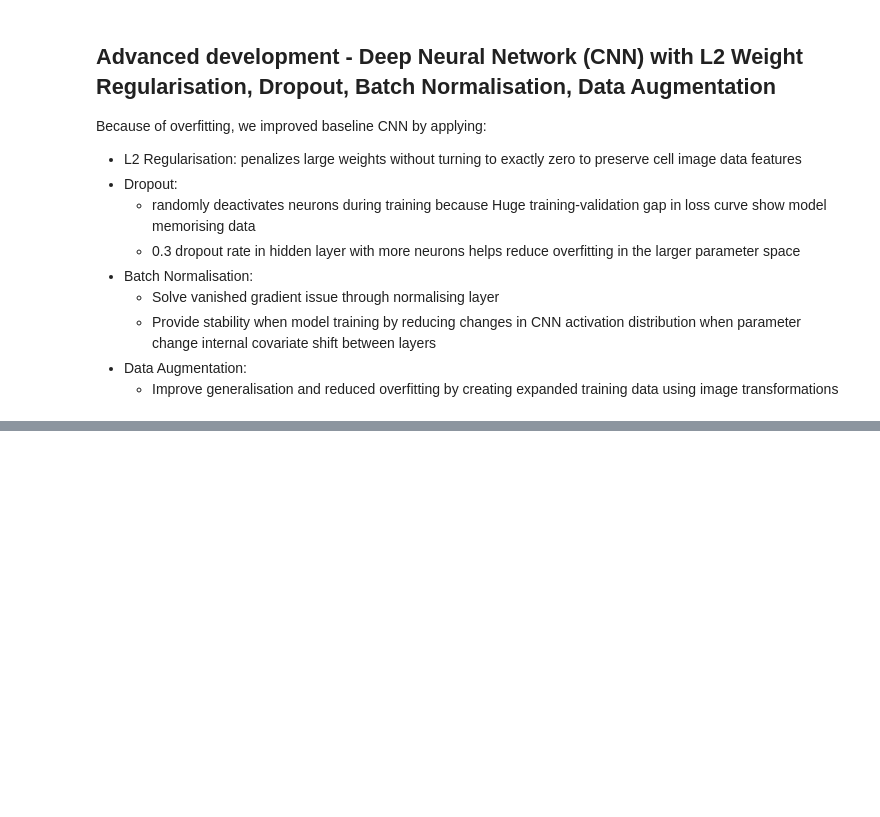
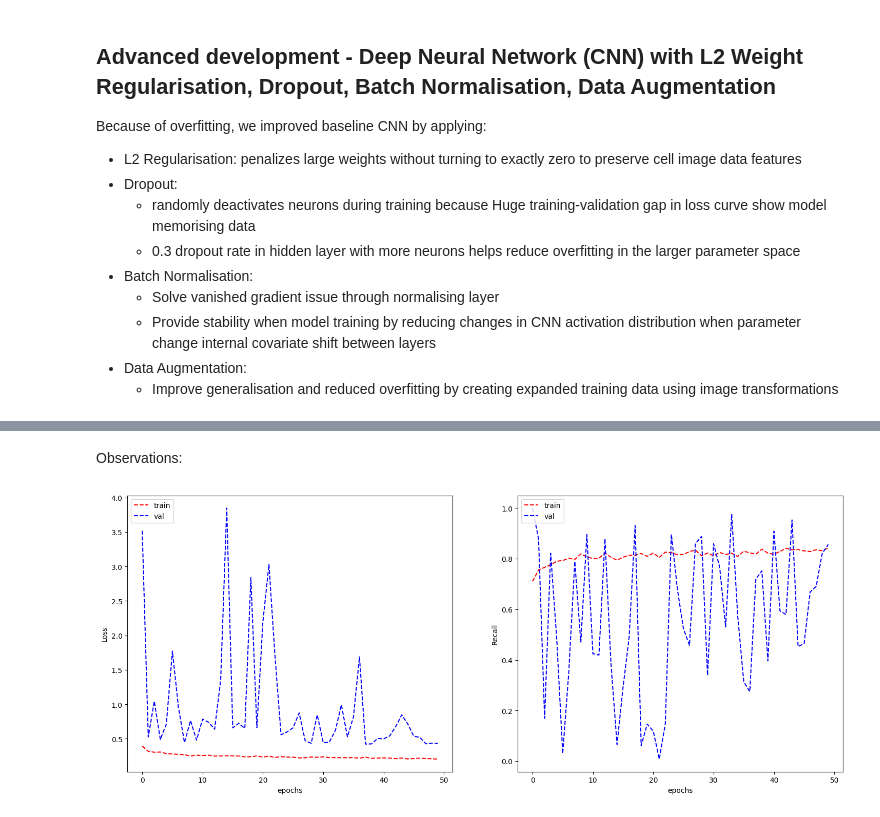
Before and after one commit to Strongsoon/machineLearning, a Jupyter notebook: s3955624_s3899816.ipynb, the cells around one changed output, grey strips where cells are left out. Cells and saved outputs as stored; diff of their text form; code cells hidden in the pictures; blank space fills up the shorter version.

```diff
--- a/s3955624_s3899816.ipynb
+++ b/s3955624_s3899816.ipynb
@@ -2797,0 +3024,12 @@ Because of overfitting, we improved baseline CNN by applying:
+# %% [markdown]
+Observations:
+# %%
+plot_learning_curve(
+    history.history['loss'],
+    history.history['val_loss'],
+    history.history['recall'],
+    history.history['val_recall'],
+    metric_name='Recall'
+)
+# %% [output]
+[figure, added]
```
Also changed, not shown: parts of 22 cells of this notebook.
